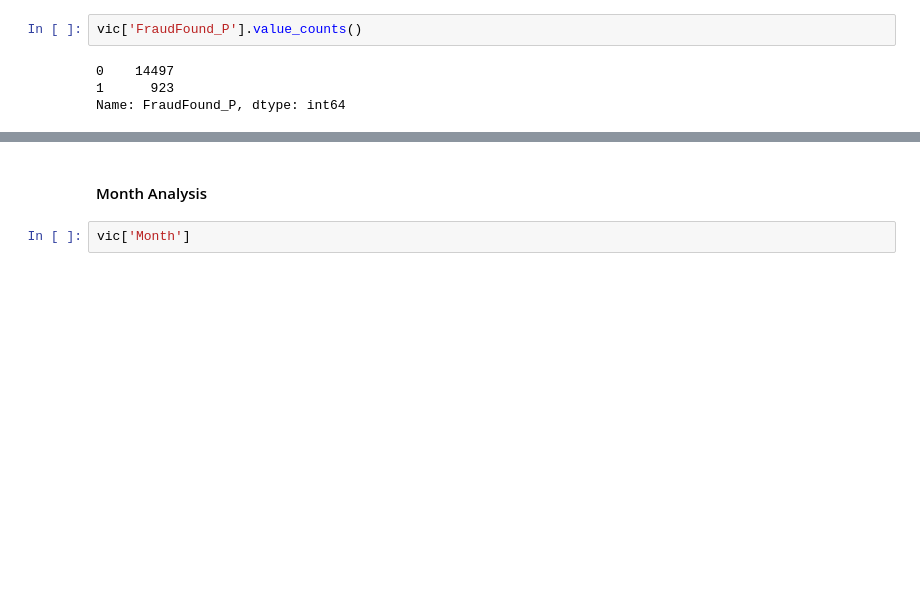
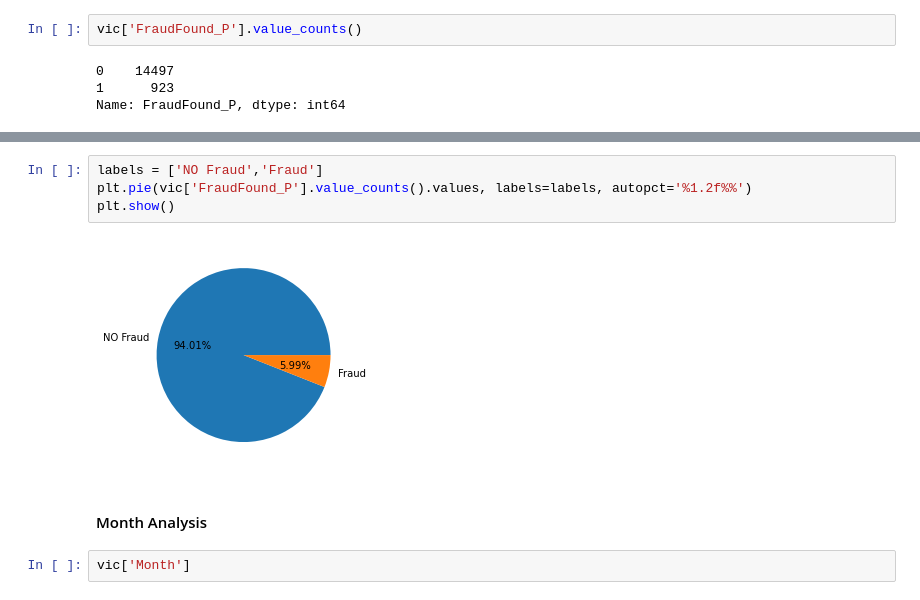
Before and after one commit to MohammadRouintan/Vehicle-Insurance-Claim-Fraud-Detection-Classification, a Jupyter notebook: Vehicle Insurance.ipynb, the cells around one changed output, grey strips where cells are left out. Saved outputs shown, nothing was run; the diff lists cells and outputs as text; blank space fills up the shorter version.

```diff
--- a/Vehicle Insurance.ipynb
+++ b/Vehicle Insurance.ipynb
@@ -153,3 +159,9 @@ Name: FraudFound_P, dtype: int64
+# %%
+labels = ['NO Fraud','Fraud']
+plt.pie(vic['FraudFound_P'].value_counts().values, labels=labels, autopct='%1.2f%%')
+plt.show()
+# %% [output]
+[figure, added]
 # %% [markdown]
 #### Month Analysis
 # %%
```
Also changed, not shown: parts of 6 cells of this notebook.
